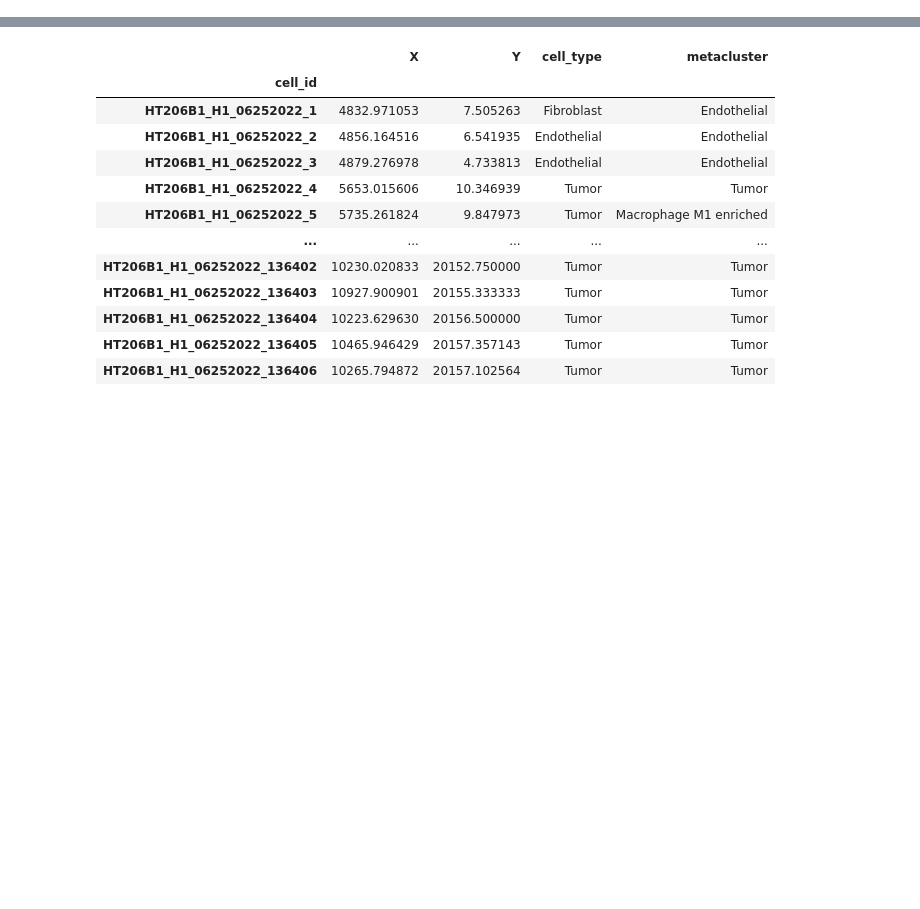
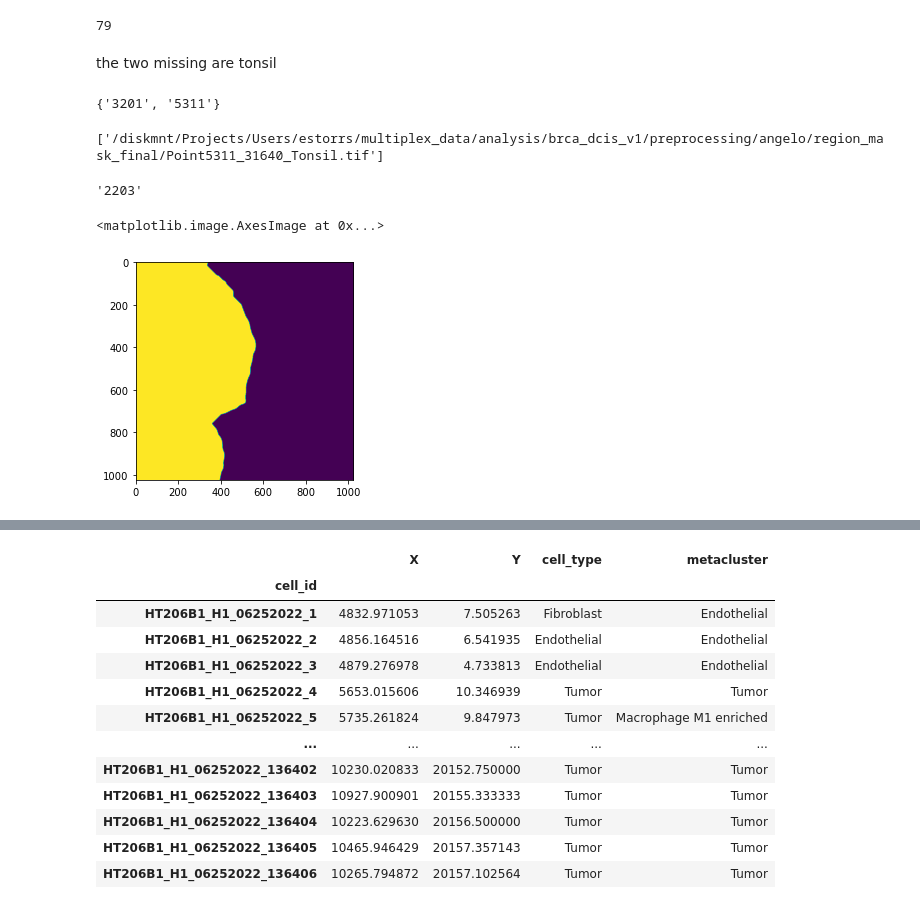
Before and after one commit to estorrs/multiplex-imaging-pipeline, a Jupyter notebook: notebooks/prepare_region_metric_inputs.ipynb, the cells around one changed output, grey strips where cells are left out. Drawn from its saved outputs; the diff is of its cells as text; code cells hidden in the pictures; blank space fills up the shorter version.

Commit message:
debugging region analysis pipeline

```diff
--- a/notebooks/prepare_region_metric_inputs.ipynb
+++ b/notebooks/prepare_region_metric_inputs.ipynb
@@ -10,0 +38,4 @@ from pathlib import Path
+# %%
+mask_fps = sorted(listfiles('/diskmnt/Projects/Users/estorrs/multiplex_data/analysis/brca_dcis_v1/preprocessing/angelo/region_mask_final/',
+                         regex='tif$'))
+mask_fps
@@ -10,0 +86,43 @@ from pathlib import Path
+# %%
+point_to_mask = {}
+for fp in mask_fps:
+    pt = fp.split('/')[-1].split('_')[0].replace('Point', '')
+    point_to_mask[pt] = fp
+
+point_to_feats = {}
+for fp in feats_fps:
+    pt = fp.split('/')[-1].split('.')[0].replace('Point', '')
+    point_to_feats[pt] = fp
+
+point_to_ome = {}
+for fp in ome_fps:
+    pt = fp.split('/')[-1].split('_')[0].replace('Point', '')
+    point_to_ome[pt] = fp
+# %%
+a = set(point_to_feats.keys())
+b = set(point_to_mask.keys())
+c = set(point_to_ome.keys())
+
+len(a.intersection(b).intersection(c))
+# %% [output]
+79
+# %% [markdown]
+the two missing are tonsil
+# %%
+b - a
+# %% [output]
+{'3201', '5311'}
+# %%
+[fp for fp in mask_fps if '5311' in fp]
+# %% [output]
+['/diskmnt/Projects/Users/estorrs/multiplex_data/analysis/brca_dcis_v1/preprocessing/angelo/region_mask_final/Point5311_31640_Tonsil.tif']
+# %%
+pt = next(iter(point_to_mask.keys()))
+pt
+# %% [output]
+'2203'
+# %%
+plt.imshow(tifffile.imread(point_to_mask[pt]))
+# %% [output]
+<matplotlib.image.AxesImage at 0x...>
+[figure, added]
```
Also changed, not shown: parts of 13 cells of this notebook, 7 other files.
